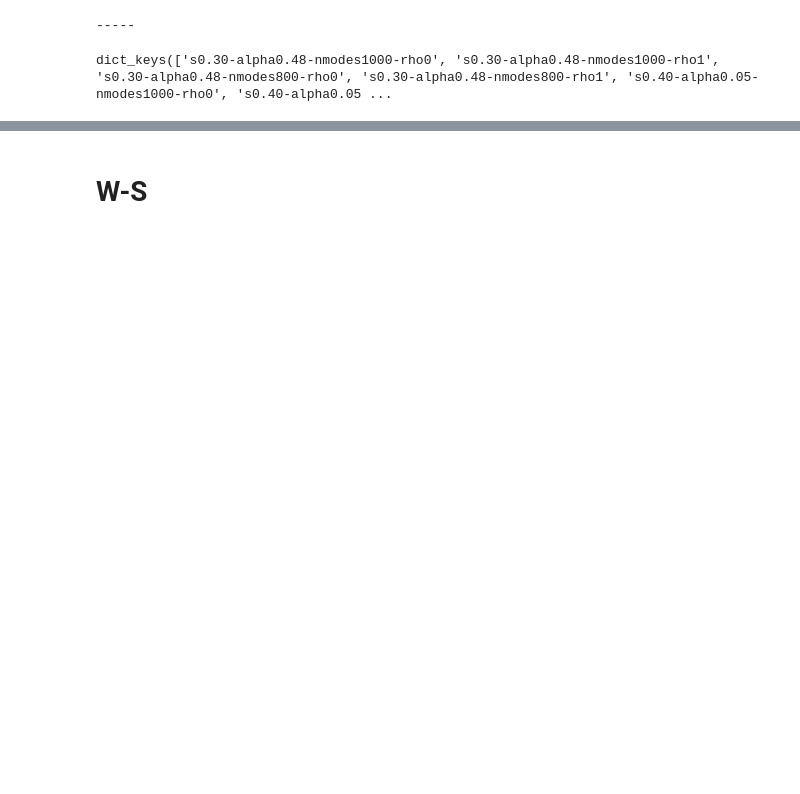
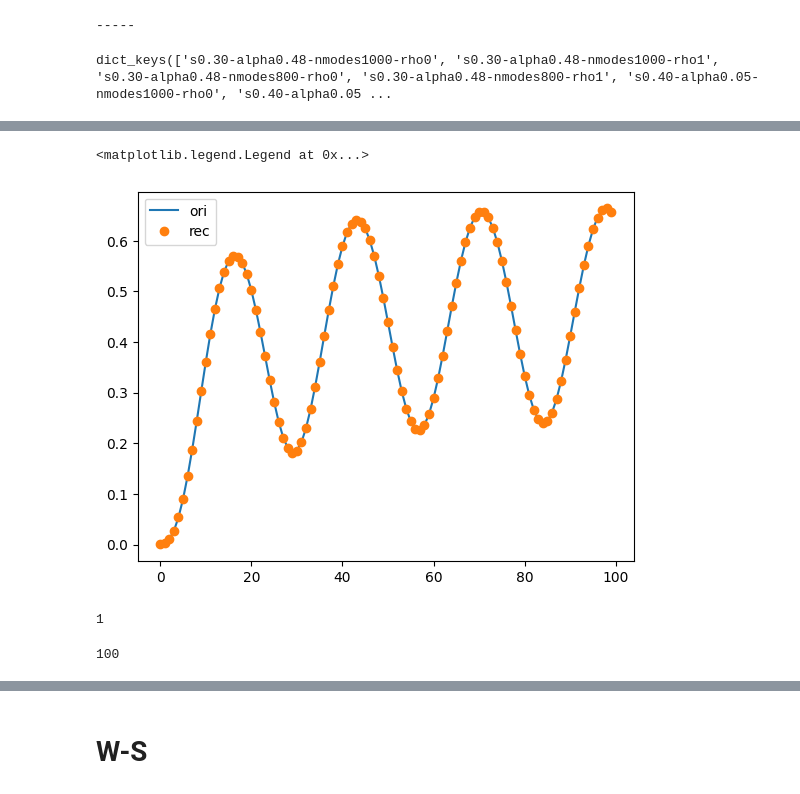
Before and after one commit to ansatzX/2024-SBM, a Jupyter notebook: S_rho.ipynb, the cells around one changed output, grey strips where cells are left out. Saved outputs shown, nothing was run; the diff lists cells and outputs as text; code cells hidden in the pictures; blank space fills up the shorter version.

```diff
--- a/S_rho.ipynb
+++ b/S_rho.ipynb
@@ -97,0 +282,29 @@ def show_w_freqs(key, ws, freqs):
+# %%
+import numpy as np
+wavelet_name ='db2'
+# plt.clf()
+# 生成一组离散信号示例并进行离散小波变换
+signal = get_data_of_vodf(s=0.7, alpha=0.40, nmodes=1000, rho_type=0, idof=204, nsteps = 100)
+coeffs = pywt.wavedec(signal, wavelet_name)
+
+# 近似系数和细节系数
+approx = coeffs[0]
+details = coeffs[1:]
+
+# 进行小波逆变换
+reconstructed_signal = pywt.waverec([approx] + details, wavelet_name)
+
+plt.plot(signal, label='ori')
+plt.plot(reconstructed_signal, 'o',label='rec')
+plt.legend()
+# %% [output]
+<matplotlib.legend.Legend at 0x...>
+[figure, added]
+# %%
+coeffs.__len__()
+# %% [output]
+1
+# %%
+signal.__len__()
+# %% [output]
+100
```
Also changed, not shown: parts of 41 cells of this notebook, 1 other file.
